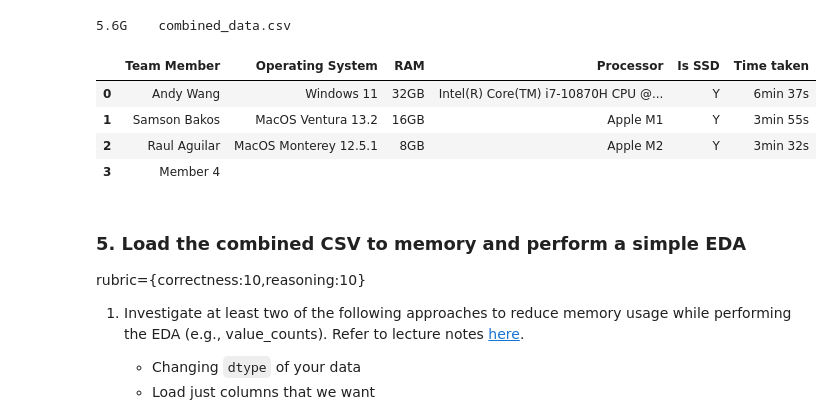
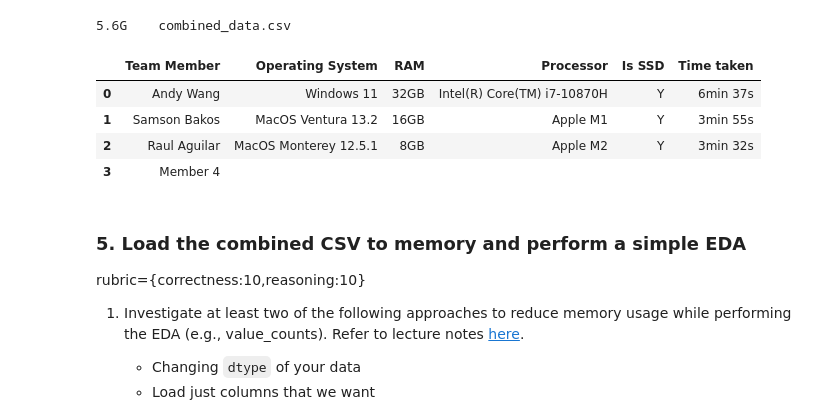
Before and after one commit to UBC-MDS/525_group_3, a Jupyter notebook: notebooks/milestone_1.ipynb, the cells around one changed output. Drawn from its saved outputs; the diff is of its cells as text; code cells hidden in the pictures.

```diff
--- a/notebooks/milestone_1.ipynb
+++ b/notebooks/milestone_1.ipynb
@@ -190,19 +190,19 @@ du -sh combined_data.csv
 # %%
 # table for Q4
 data = {
     "Team Member": ["Andy Wang", "Samson Bakos", "Raul Aguilar", "Member 4"],
     "Operating System": ["Windows 11", "MacOS Ventura 13.2", "MacOS Monterey 12.5.1", ""],
     "RAM": ["32GB", "16GB", "8GB", ""],
-    "Processor": ["Intel(R) Core(TM) i7-10870H CPU @ 2.21 GHz", "Apple M1", "Apple M2", ""],
+    "Processor": ["Intel(R) Core(TM) i7-10870H", "Apple M1", "Apple M2", ""],
     "Is SSD": ["Y", "Y", "Y", ""],
     "Time taken": ["6min 37s", "3min 55s", "3min 32s", ""]
 }
 table = pd.DataFrame(data)
 
 display(table)
 # %% [output]
 |  | Team Member | Operating System | RAM | Processor | Is SSD | Time taken |
-| 0 | Andy Wang | Windows 11 | 32GB | Intel(R) Core(TM) i7-10870H CPU @... | Y | 6min 37s |
+| 0 | Andy Wang | Windows 11 | 32GB | Intel(R) Core(TM) i7-10870H | Y | 6min 37s |
 | 1 | Samson Bakos | MacOS Ventura 13.2 | 16GB | Apple M1 | Y | 3min 55s |
 | 2 | Raul Aguilar | MacOS Monterey 12.5.1 | 8GB | Apple M2 | Y | 3min 32s |
 | 3 | Member 4 |  |  |  |  |  |
```
Also changed, not shown: parts of 9 cells of this notebook.
